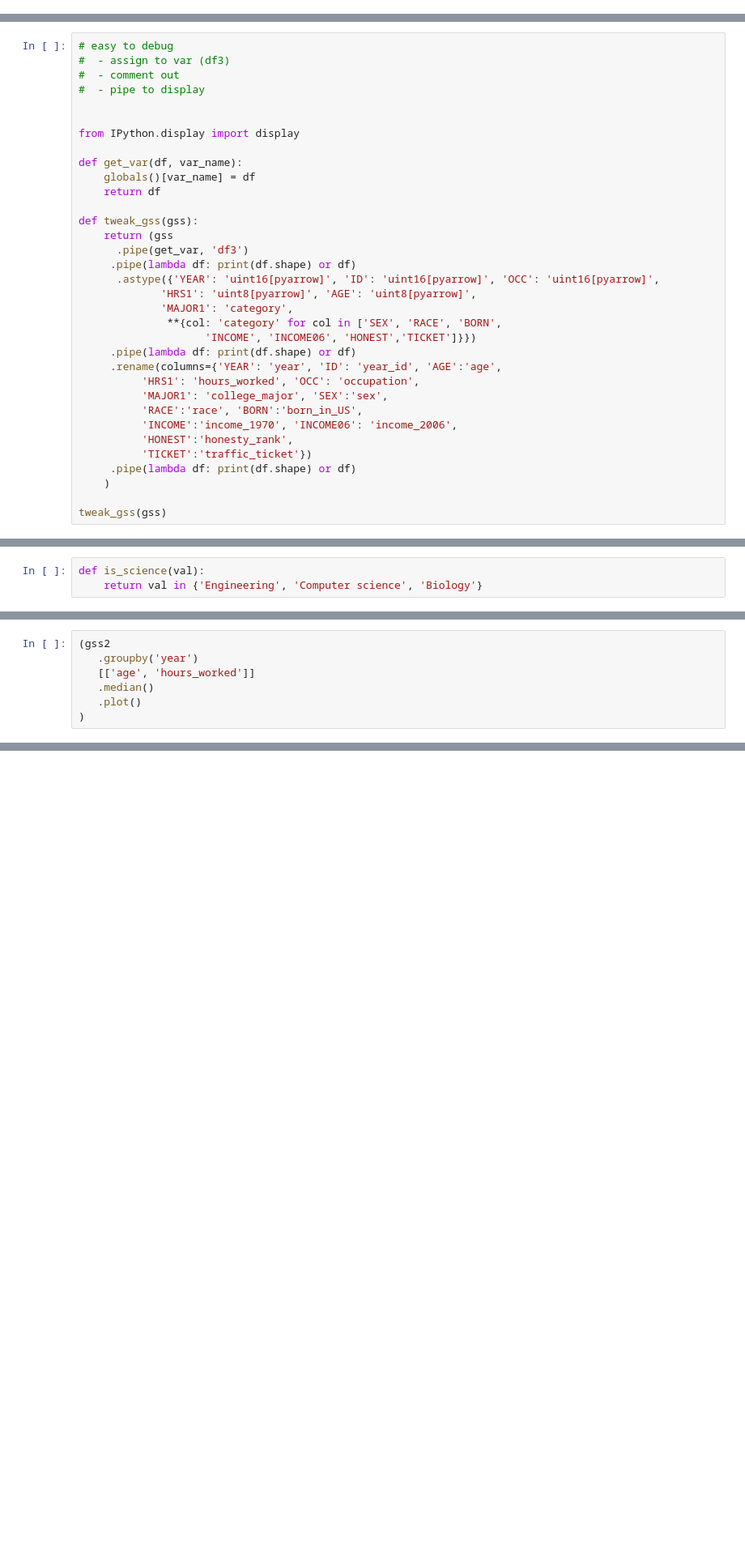
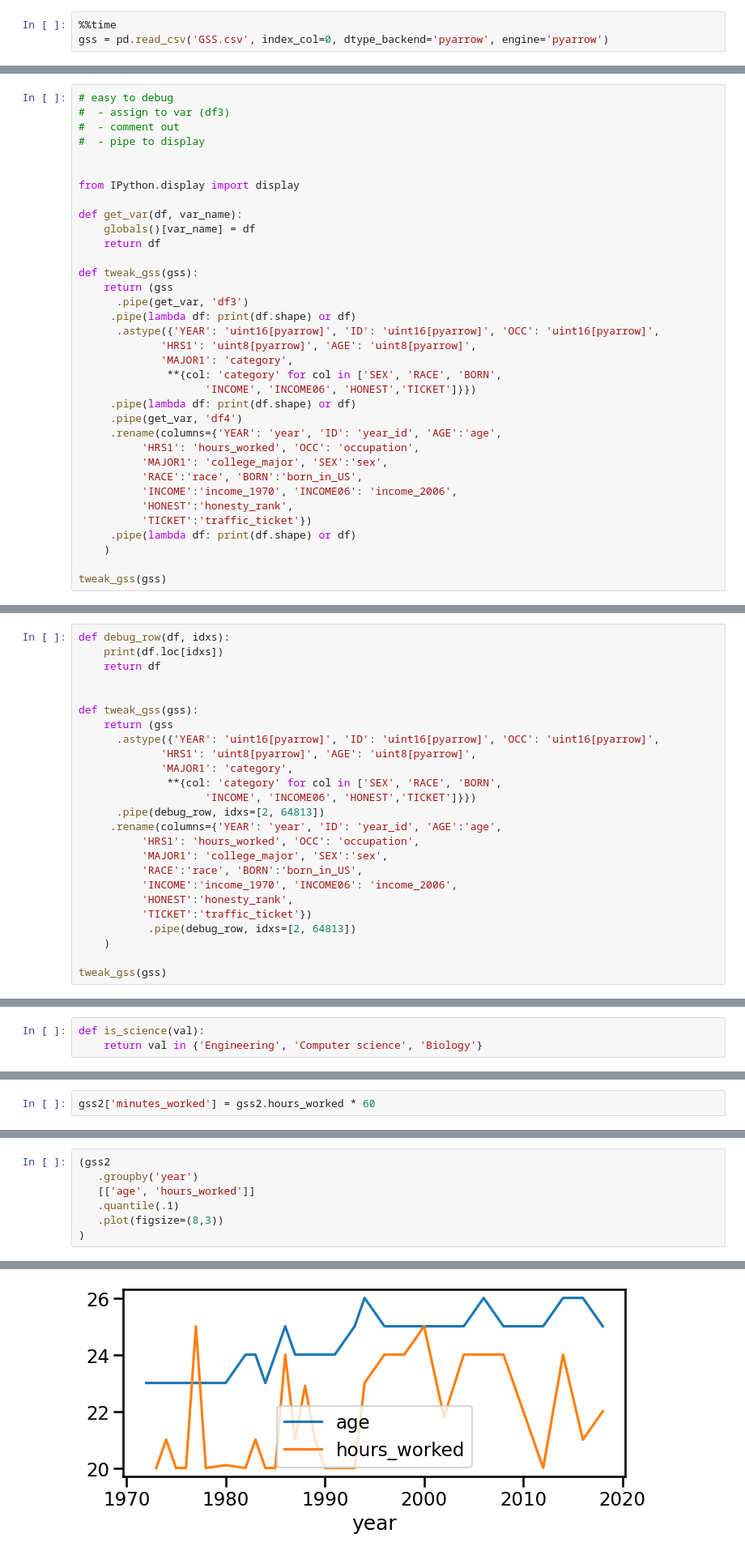
Before and after one commit to mattharrison/pearson-pandas-best-practices, a Jupyter notebook: pandas-best-practices.ipynb, the cells around one changed output, grey strips where cells are left out. Shown: that part at 81% size. Saved outputs shown, nothing was run; the diff lists cells and outputs as text; blank space fills up the shorter version.

```diff
--- a/pandas-best-practices.ipynb
+++ b/pandas-best-practices.ipynb
@@ -3,0 +14,3 @@
+# %%
+%%time
+gss = pd.read_csv('GSS.csv', index_col=0, dtype_backend='pyarrow', engine='pyarrow')
@@ -486,6 +1040,7 @@ def tweak_gss(gss):
               **{col: 'category' for col in ['SEX', 'RACE', 'BORN',
                     'INCOME', 'INCOME06', 'HONEST','TICKET']}})
      .pipe(lambda df: print(df.shape) or df)
+     .pipe(get_var, 'df4')
      .rename(columns={'YEAR': 'year', 'ID': 'year_id', 'AGE':'age',
           'HRS1': 'hours_worked', 'OCC': 'occupation',
           'MAJOR1': 'college_major', 'SEX':'sex',
@@ -527,0 +1095,25 @@ https://github.com/pandas-dev/pandas/issues/16529#issuecomment-676518136
+# %%
+def debug_row(df, idxs):
+    print(df.loc[idxs])
+    return df
+
+
+def tweak_gss(gss):
+    return (gss
+      .astype({'YEAR': 'uint16[pyarrow]', 'ID': 'uint16[pyarrow]', 'OCC': 'uint16[pyarrow]',
+             'HRS1': 'uint8[pyarrow]', 'AGE': 'uint8[pyarrow]',
+             'MAJOR1': 'category',
+              **{col: 'category' for col in ['SEX', 'RACE', 'BORN',
+                    'INCOME', 'INCOME06', 'HONEST','TICKET']}})
+      .pipe(debug_row, idxs=[2, 64813])
+     .rename(columns={'YEAR': 'year', 'ID': 'year_id', 'AGE':'age',
+          'HRS1': 'hours_worked', 'OCC': 'occupation',
+          'MAJOR1': 'college_major', 'SEX':'sex',
+          'RACE':'race', 'BORN':'born_in_US',
+          'INCOME':'income_1970', 'INCOME06': 'income_2006',
+          'HONEST':'honesty_rank',
+          'TICKET':'traffic_ticket'})
+           .pipe(debug_row, idxs=[2, 64813])
+    )
+
+tweak_gss(gss)
@@ -591,0 +1351,2 @@ gss2.college_major.isin({'Engineering', 'Computer science', 'Biology'})
+# %%
+gss2['minutes_worked'] = gss2.hours_worked * 60
@@ -619,6 +1460,7 @@ plt.plot(range(10))
 (gss2
    .groupby('year')
    [['age', 'hours_worked']]
-   .median()
-   .plot()
+   .quantile(.1)
+   .plot(figsize=(8,3))
 )
+# %% [output]
@@ -625,3 +1468,4 @@ plt.plot(range(10))
+[figure, added]
 # %%
 (gss2
    .groupby('year')
```
Also changed, not shown: parts of 99 cells of this notebook.
